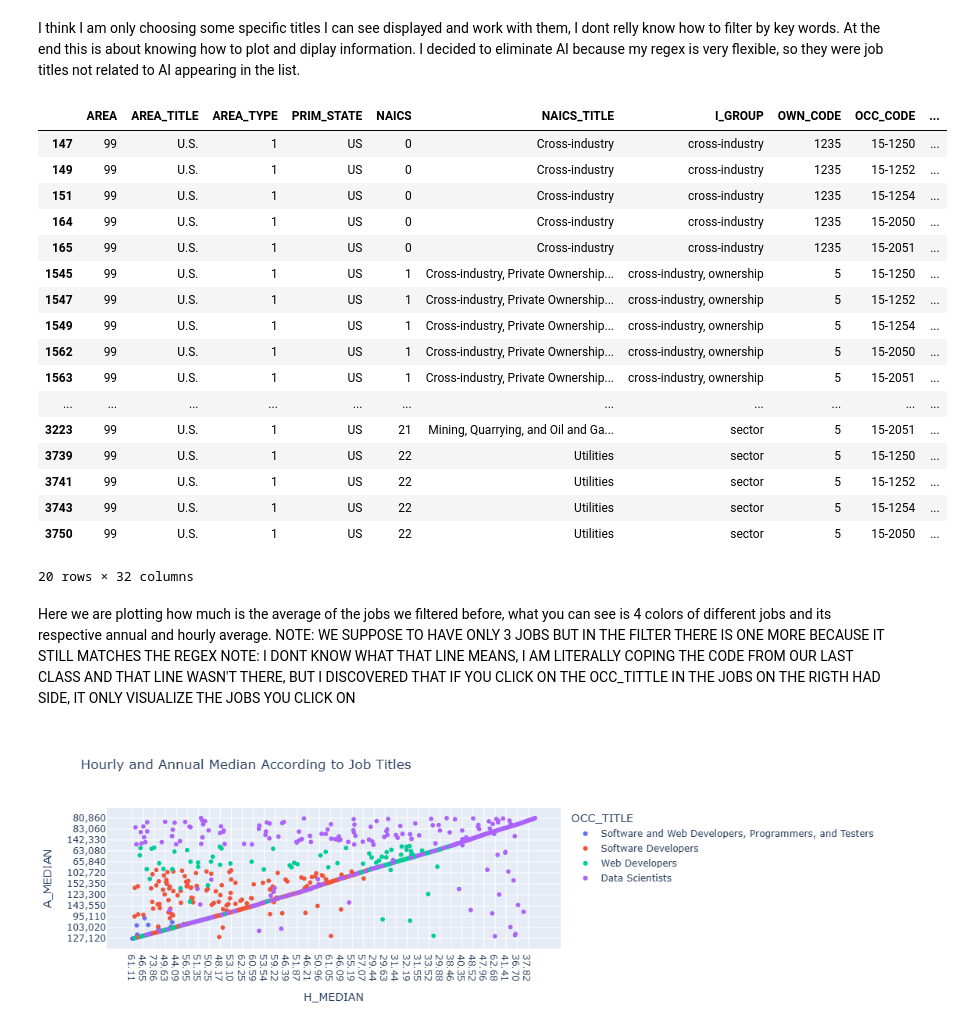
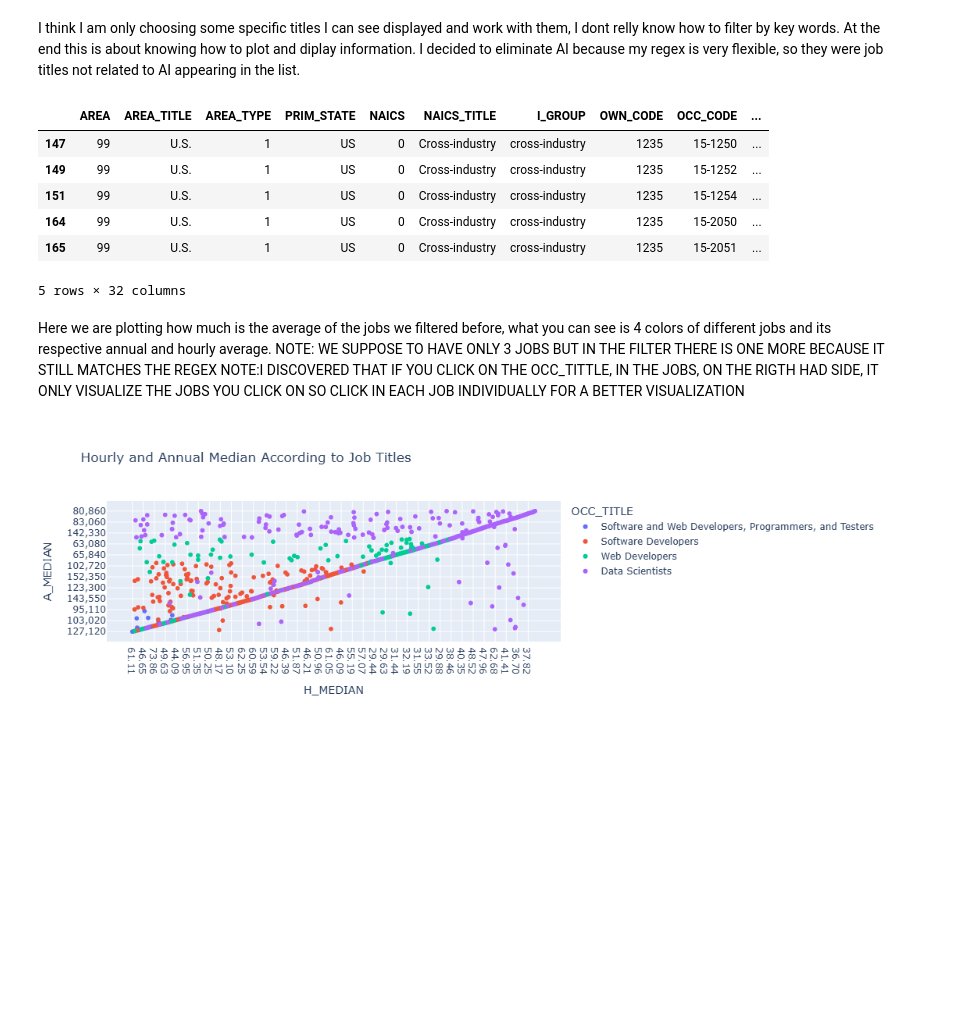
Before and after one commit to LaoLujan/CA1-DataVisulization-LauraLujan, a Jupyter notebook: CA1. Version1.ipynb, the cells around one changed output. Saved outputs shown, nothing was run; the diff lists cells and outputs as text; code cells hidden in the pictures; blank space fills up the shorter version.

```diff
--- a/CA1. Version1.ipynb
+++ b/CA1. Version1.ipynb
@@ -160,48 +154,37 @@ I think I am only choosing some specific titles I can see displayed and work wit
 # %%
 #I choose this 3 jobs to plot, they do not describe the data set as expected but now finally we can start to work with plots
 keywords = [
     'Data Scientists',
     'Software Developers', 'Web Developers'
 ]
 pattern = r'\b(?:' + '|'.join(keywords) + r')\b'
 #ref for regex: https://www.bing.com/search?q=r%27%5Cb(%3F%3A%27+%2B+%27%7C%27.join(keywords)+%2B+r%27)%5Cb%27&pc=GD03&form=GDAVG1&ptag=9192
 #I tried this pattern a little more closed and strict but it didn't work so I thats why "AI" is not an option here, I replace it fot "Web developers"
 #and my regex now is more flexible, it'll match word boundaries in both ends and joind them without group anything, it'll try to match
 # 'Data Scientists' OR 'Software Developers' OR 'Web Developers'
 
 filtered_df = df[df['OCC_TITLE'].str.contains(pattern, case=False, na=False, regex=True)]
 #filterd_df is my new varieble.
 #We are gonna look in "df" which is my data set,
 #in the colums OCC TITLE
 #From the OCC TITLE, take the .string that .contains
 #(the pattern I created, make it NO case sensitive, if any Not Available then make it False, and use the regex I specified)
 
-filtered_df.head(20)
+filtered_df.head(5)
 #pint the first (20 rows)
 # %% [output]
 |  | AREA | AREA_TITLE | AREA_TYPE | PRIM_STATE | NAICS | NAICS_TITLE | I_GROUP | OWN_CODE | OCC_CODE | ... |
 | 147 | 99 | U.S. | 1 | US | 0 | Cross-industry | cross-industry | 1235 | 15-1250 | ... |
 | 149 | 99 | U.S. | 1 | US | 0 | Cross-industry | cross-industry | 1235 | 15-1252 | ... |
 | 151 | 99 | U.S. | 1 | US | 0 | Cross-industry | cross-industry | 1235 | 15-1254 | ... |
 | 164 | 99 | U.S. | 1 | US | 0 | Cross-industry | cross-industry | 1235 | 15-2050 | ... |
 | 165 | 99 | U.S. | 1 | US | 0 | Cross-industry | cross-industry | 1235 | 15-2051 | ... |
-| 1545 | 99 | U.S. | 1 | US | 1 | Cross-industry, Private Ownership... | cross-industry, ownership | 5 | 15-1250 | ... |
-| 1547 | 99 | U.S. | 1 | US | 1 | Cross-industry, Private Ownership... | cross-industry, ownership | 5 | 15-1252 | ... |
-| 1549 | 99 | U.S. | 1 | US | 1 | Cross-industry, Private Ownership... | cross-industry, ownership | 5 | 15-1254 | ... |
-| 1562 | 99 | U.S. | 1 | US | 1 | Cross-industry, Private Ownership... | cross-industry, ownership | 5 | 15-2050 | ... |
-| 1563 | 99 | U.S. | 1 | US | 1 | Cross-industry, Private Ownership... | cross-industry, ownership | 5 | 15-2051 | ... |
-| ... | ... | ... | ... | ... | ... | ... | ... | ... | ... | ... |
-| 3223 | 99 | U.S. | 1 | US | 21 | Mining, Quarrying, and Oil and Ga... | sector | 5 | 15-2051 | ... |
-| 3739 | 99 | U.S. | 1 | US | 22 | Utilities | sector | 5 | 15-1250 | ... |
-| 3741 | 99 | U.S. | 1 | US | 22 | Utilities | sector | 5 | 15-1252 | ... |
-| 3743 | 99 | U.S. | 1 | US | 22 | Utilities | sector | 5 | 15-1254 | ... |
-| 3750 | 99 | U.S. | 1 | US | 22 | Utilities | sector | 5 | 15-2050 | ... |
-20 rows × 32 columns
+5 rows × 32 columns
 # %% [markdown]
 Here we are plotting how much is the average of the jobs we filtered before, what you can see is 4 colors of different jobs
 and its respective annual and hourly average.
 NOTE: WE SUPPOSE TO HAVE ONLY 3 JOBS BUT IN THE FILTER THERE IS ONE MORE BECAUSE IT STILL MATCHES THE REGEX
-NOTE: I DONT KNOW WHAT THAT LINE MEANS, I AM LITERALLY COPING THE CODE FROM OUR LAST CLASS AND THAT LINE WASN'T THERE, BUT I DISCOVERED
-THAT IF YOU CLICK ON THE OCC_TITTLE IN THE JOBS ON THE RIGTH HAD SIDE, IT ONLY VISUALIZE THE JOBS YOU CLICK ON
+NOTE:I DISCOVERED THAT IF YOU CLICK ON THE OCC_TITTLE, IN THE JOBS, ON THE RIGTH HAD SIDE, IT ONLY VISUALIZE THE JOBS YOU CLICK ON
+SO CLICK IN EACH JOB INDIVIDUALLY FOR A BETTER VISUALIZATION
 # %%
 #I had to skip the size option, it contains no valid characters and I am not sure how to delete that so I just skipt it for now
```
Also changed, not shown: parts of 6 cells of this notebook.
